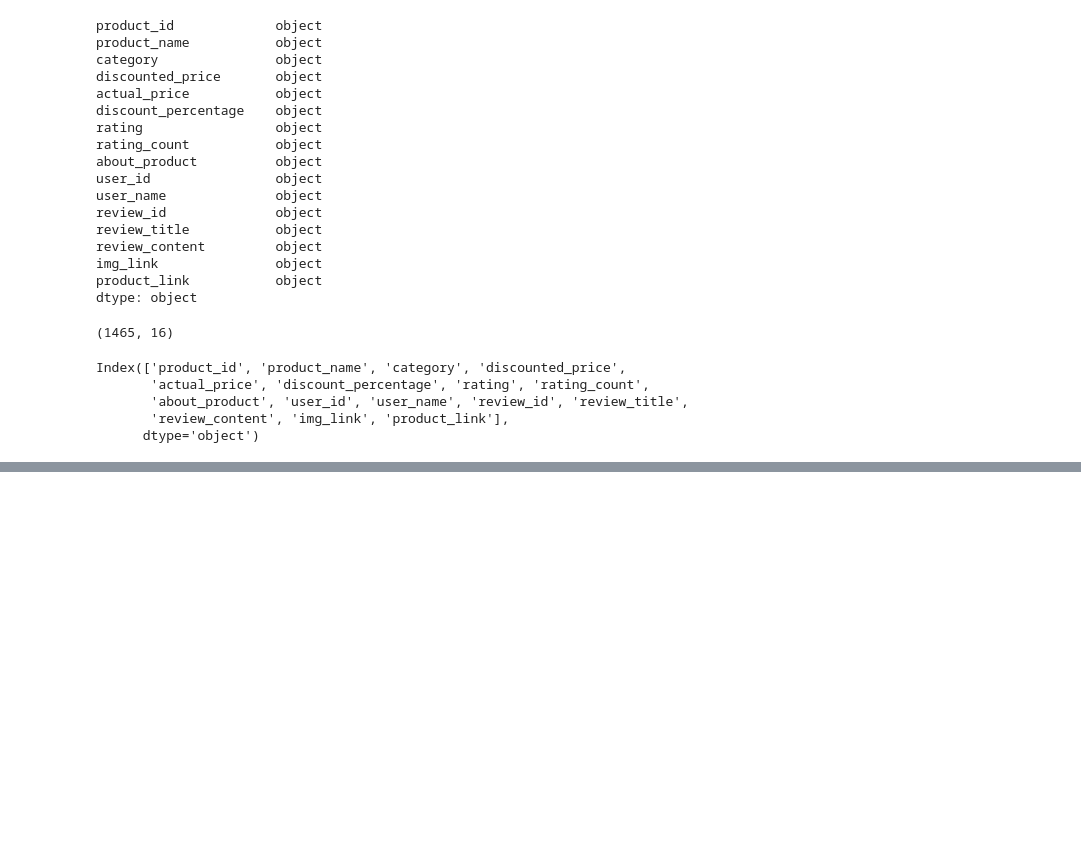
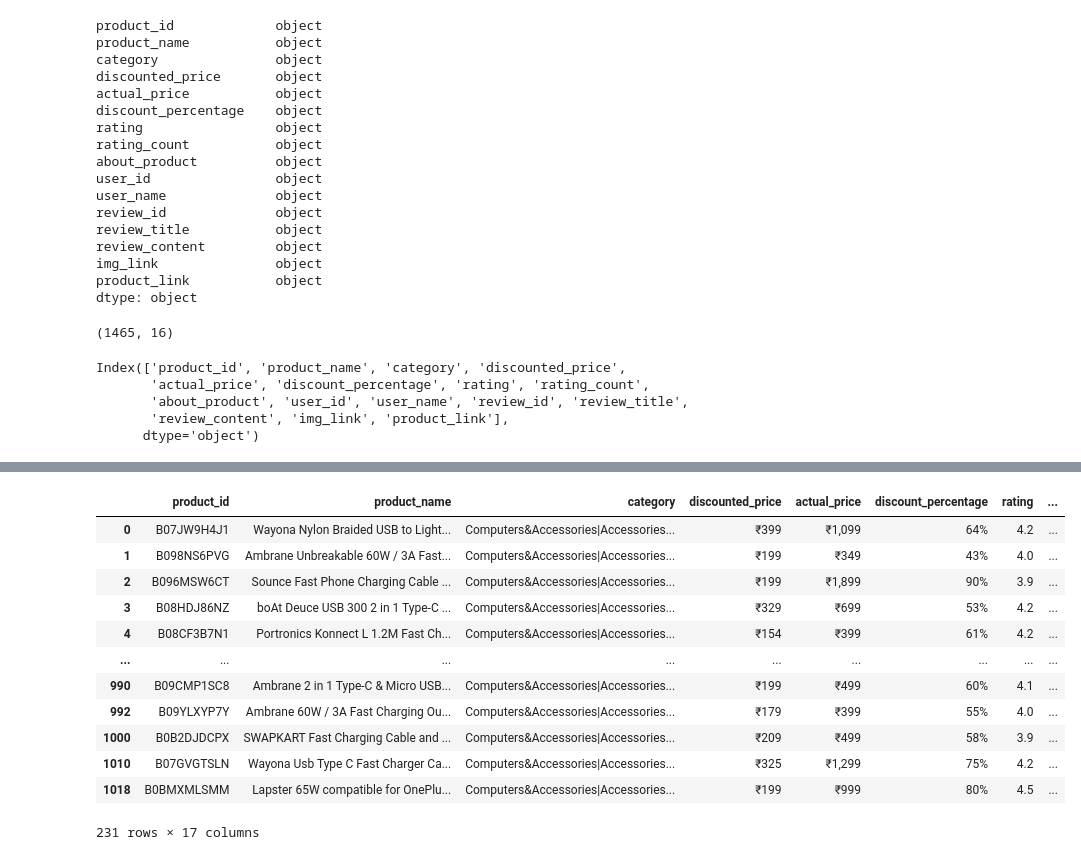
Before and after one commit to calvinhoang203/Analysis-of-Amazon-Sales-Trend, a Jupyter notebook: Amazon Sales Trend.ipynb, the cells around one changed output, grey strips where cells are left out. Saved outputs shown, nothing was run; the diff lists cells and outputs as text; code cells hidden in the pictures; blank space fills up the shorter version.

```diff
--- a/Amazon Sales Trend.ipynb
+++ b/Amazon Sales Trend.ipynb
@@ -118,0 +214,17 @@ AttributeError: 'float' object has no attribute 'replace'
+# %%
+computer_accessories = amazon_data[amazon_data['category'] == 'Computers&Accessories|Accessories&Peripherals|Cables&Accessories|Cables|USBCables']
+computer_accessories
+# %% [output]
+|  | product_id | product_name | category | discounted_price | actual_price | discount_percentage | rating | ... |
+| 0 | B07JW9H4J1 | Wayona Nylon Braided USB to Light... | Computers&Accessories|Accessories... | ₹399 | ₹1,099 | 64% | 4.2 | ... |
+| 1 | B098NS6PVG | Ambrane Unbreakable 60W / 3A Fast... | Computers&Accessories|Accessories... | ₹199 | ₹349 | 43% | 4.0 | ... |
+| 2 | B096MSW6CT | Sounce Fast Phone Charging Cable ... | Computers&Accessories|Accessories... | ₹199 | ₹1,899 | 90% | 3.9 | ... |
+| 3 | B08HDJ86NZ | boAt Deuce USB 300 2 in 1 Type-C ... | Computers&Accessories|Accessories... | ₹329 | ₹699 | 53% | 4.2 | ... |
+| 4 | B08CF3B7N1 | Portronics Konnect L 1.2M Fast Ch... | Computers&Accessories|Accessories... | ₹154 | ₹399 | 61% | 4.2 | ... |
+| ... | ... | ... | ... | ... | ... | ... | ... | ... |
+| 990 | B09CMP1SC8 | Ambrane 2 in 1 Type-C & Micro USB... | Computers&Accessories|Accessories... | ₹199 | ₹499 | 60% | 4.1 | ... |
+| 992 | B09YLXYP7Y | Ambrane 60W / 3A Fast Charging Ou... | Computers&Accessories|Accessories... | ₹179 | ₹399 | 55% | 4.0 | ... |
+| 1000 | B0B2DJDCPX | SWAPKART Fast Charging Cable and ... | Computers&Accessories|Accessories... | ₹209 | ₹499 | 58% | 3.9 | ... |
+| 1010 | B07GVGTSLN | Wayona Usb Type C Fast Charger Ca... | Computers&Accessories|Accessories... | ₹325 | ₹1,299 | 75% | 4.2 | ... |
+| 1018 | B0BMXMLSMM | Lapster 65W compatible for OnePlu... | Computers&Accessories|Accessories... | ₹199 | ₹999 | 80% | 4.5 | ... |
+231 rows × 17 columns
```
Also changed, not shown: parts of 18 cells of this notebook.
